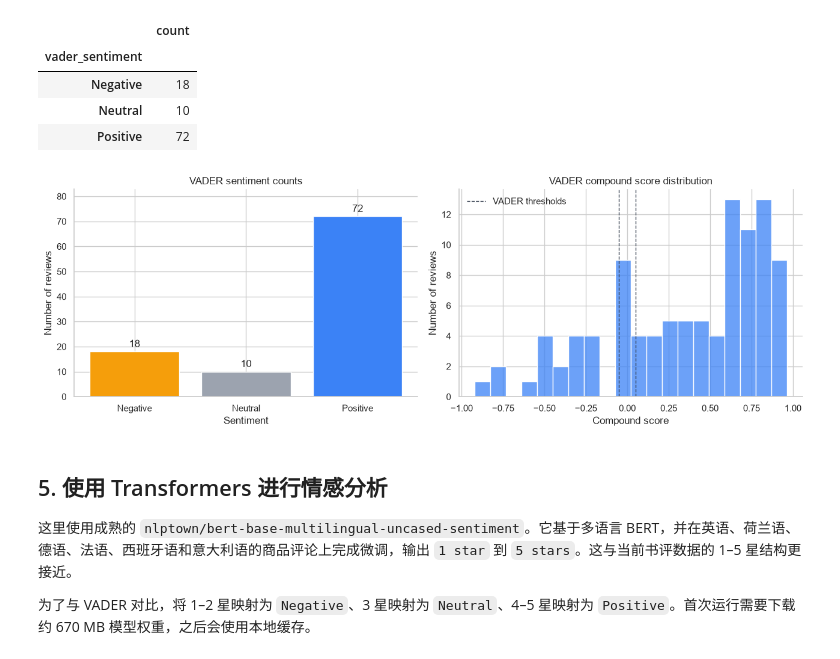
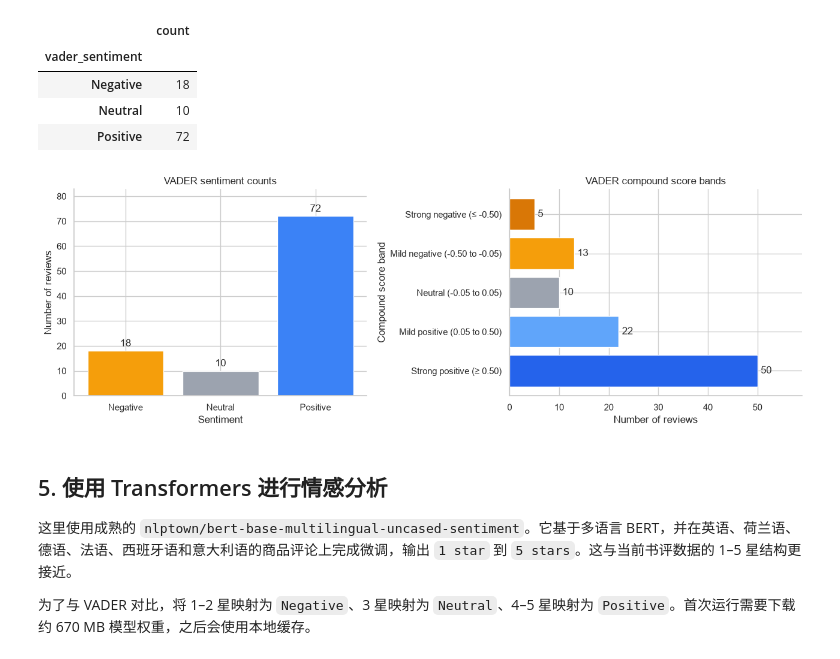
Before and after one commit to ZTaer/AI_Study, a Jupyter notebook: Course1_365/23_NLP情感分析/book_reviews_nlp.ipynb, the cells around one changed output. Cells and saved outputs as stored; diff of their text form; code cells hidden in the pictures.

```diff
--- a/Course1_365/23_NLP情感分析/book_reviews_nlp.ipynb
+++ b/Course1_365/23_NLP情感分析/book_reviews_nlp.ipynb
@@ -275,32 +275,67 @@ VADER lexicon: C:\Users\Administrator\AppData\Local\Temp\book_reviews_nltk_data\
 | Neutral | 10 |
 | Positive | 72 |
 # %%
-# 左图回答“各类别有多少条评论”，右图展示 compound 分数的整体分布。
+# 左图展示三分类数量；右图把 compound 分数细分为五个区间，并显示每个区间的数量。
 vader_counts = ordered_sentiment_counts(reviews_clean["vader_sentiment"])
 fig, axes = plt.subplots(1, 2, figsize=(13, 4.5))
 
 bars = axes[0].bar(
     vader_counts.index,
     vader_counts.values,
     color=[SENTIMENT_COLORS[label] for label in vader_counts.index],
 )
 axes[0].bar_label(bars, padding=3)
 axes[0].set(title="VADER sentiment counts", xlabel="Sentiment", ylabel="Number of reviews")
 axes[0].set_ylim(0, max(vader_counts.max() * 1.15, 1))
 
-sns.histplot(
-    data=reviews_clean, x="vader_compound", bins=20,
-    color="#3B82F6", edgecolor="white", ax=axes[1]
+def vader_score_band(compound: float) -> str:
+    """将 compound 分数划分为便于阅读的五个强度区间。
+
+    -0.05 和 0.05 仍严格采用 VADER 的三分类阈值；
+    额外使用 -0.50 和 0.50 区分较弱与较强的情绪。
+    """
+    if compound <= -0.50:
+        return "Strong negative (≤ -0.50)"
+    if compound <= VADER_NEGATIVE_THRESHOLD:
+        return "Mild negative (-0.50 to -0.05)"
+    if compound < VADER_POSITIVE_THRESHOLD:
+        return "Neutral (-0.05 to 0.05)"
+    if compound < 0.50:
+        return "Mild positive (0.05 to 0.50)"
+    return "Strong positive (≥ 0.50)"
+
+score_band_order = [
+    "Strong negative (≤ -0.50)",
+    "Mild negative (-0.50 to -0.05)",
+    "Neutral (-0.05 to 0.05)",
+    "Mild positive (0.05 to 0.50)",
+    "Strong positive (≥ 0.50)",
+]
+score_band_counts = (
+    reviews_clean["vader_compound"]
+    .apply(vader_score_band)
+    .value_counts()
+    .reindex(score_band_order, fill_value=0)
 )
-axes[1].axvline(VADER_NEGATIVE_THRESHOLD, color="#374151", linestyle="--", linewidth=1, label="VADER thresholds")
-axes[1].axvline(VADER_POSITIVE_THRESHOLD, color="#374151", linestyle="--", linewidth=1)
-axes[1].set(title="VADER compound score distribution", xlabel="Compound score", ylabel="Number of reviews")
-axes[1].legend(frameon=False)
+score_band_bars = axes[1].barh(
+    score_band_counts.index,
+    score_band_counts.values,
+    color=["#D97706", "#F59E0B", "#9CA3AF", "#60A5FA", "#2563EB"],
+)
+# 直接标出每个分数区间的评论数量，避免从刻度线估算。
+axes[1].bar_label(score_band_bars, padding=4)
+axes[1].set(
+    title="VADER compound score bands",
+    xlabel="Number of reviews",
+    ylabel="Compound score band",
+)
+axes[1].set_xlim(0, max(score_band_counts.max() * 1.18, 1))
+axes[1].invert_yaxis()
 sns.despine(fig=fig)
 plt.tight_layout()
 plt.show()
 # %% [output]
-[figure, old version]
+[figure, new version]
 # %% [markdown]
 ## 5. 使用 Transformers 进行情感分析
 
```
